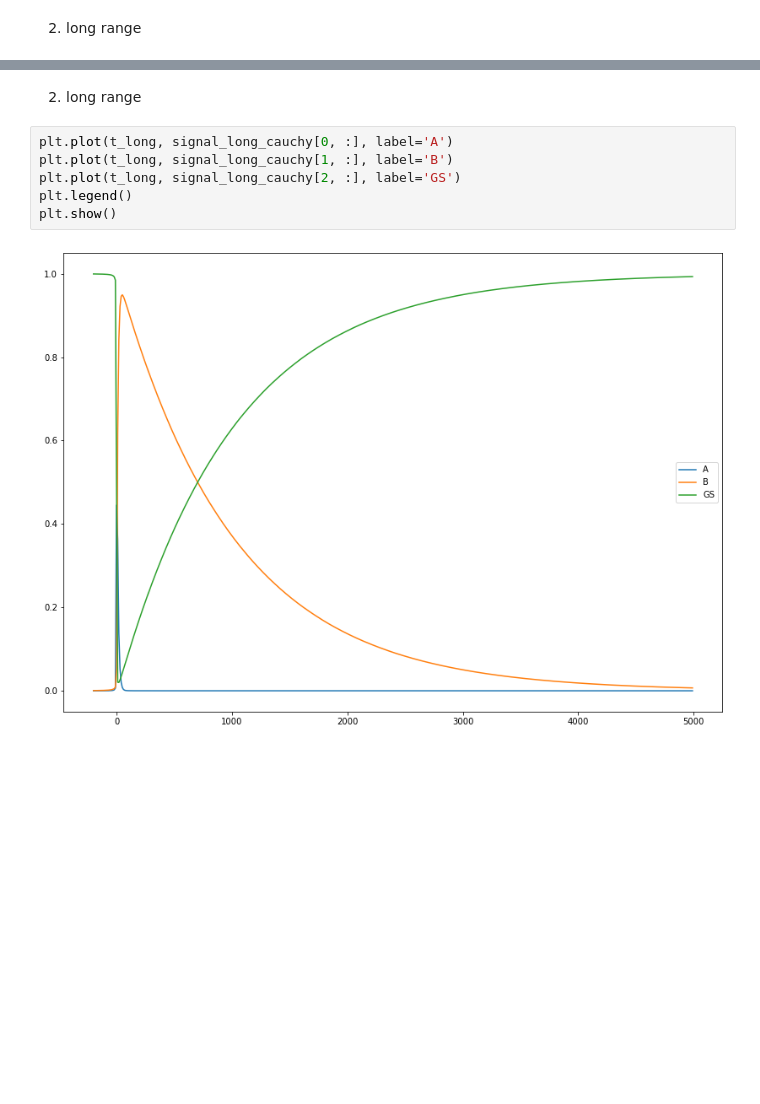
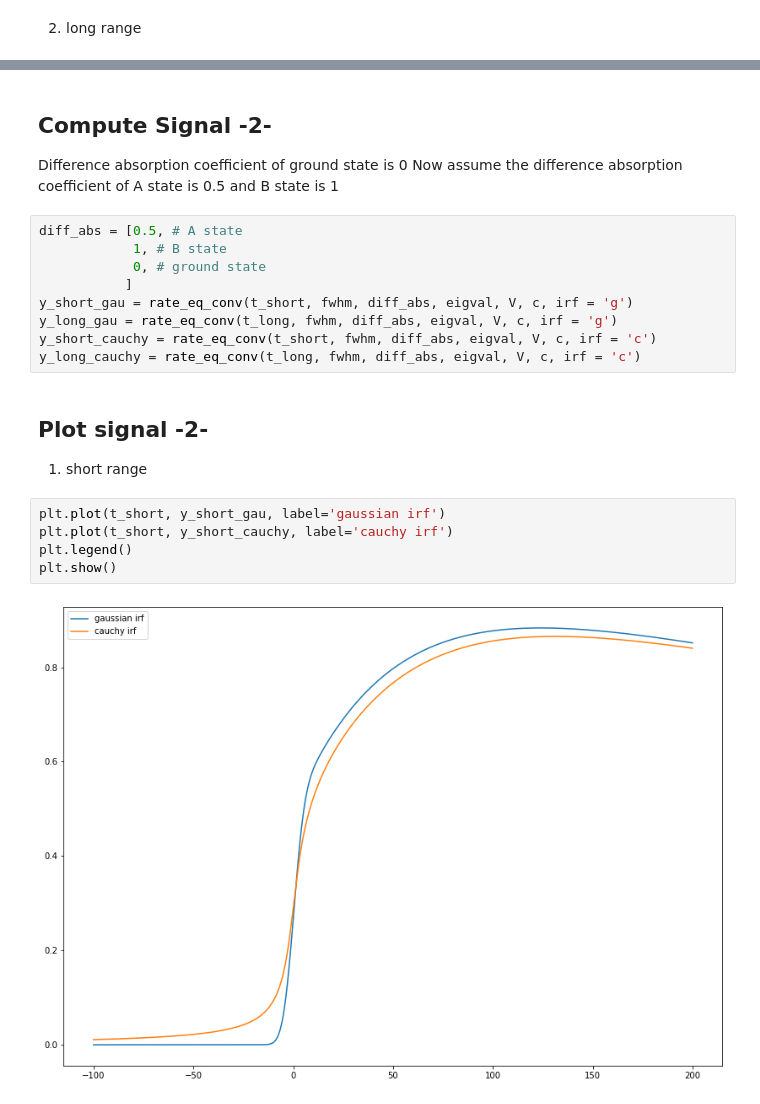
Before and after one commit to pistack/TRXASprefitpack-example, a Jupyter notebook: Rate_eq.ipynb, the cells around one changed output, grey strips where cells are left out. Cells and saved outputs as stored; diff of their text form; blank space fills up the shorter version.

```diff
--- a/Rate_eq.ipynb
+++ b/Rate_eq.ipynb
@@ -266,10 +217,23 @@ plt.show()
 # %% [markdown]
-2. long range
+## Compute Signal -2-
+Difference absorption coefficient of ground state is 0
+Now assume the difference absorption coefficient of A state is 0.5 and B state is 1
 # %%
-plt.plot(t_long, signal_long_cauchy[0, :], label='A')
-plt.plot(t_long, signal_long_cauchy[1, :], label='B')
-plt.plot(t_long, signal_long_cauchy[2, :], label='GS')
-plt.legend()
-plt.show()
+diff_abs = [0.5, # A state
+            1, # B state
+            0, # ground state
+           ]
+y_short_gau = rate_eq_conv(t_short, fwhm, diff_abs, eigval, V, c, irf = 'g')
+y_long_gau = rate_eq_conv(t_long, fwhm, diff_abs, eigval, V, c, irf = 'g')
+y_short_cauchy = rate_eq_conv(t_short, fwhm, diff_abs, eigval, V, c, irf = 'c')
+y_long_cauchy = rate_eq_conv(t_long, fwhm, diff_abs, eigval, V, c, irf = 'c')
-# %% [output]
-[figure, removed]
+# %% [markdown]
+## Plot signal -2-
+1. short range
+# %%
+plt.plot(t_short, y_short_gau, label='gaussian irf')
+plt.plot(t_short, y_short_cauchy, label='cauchy irf')
+plt.legend()
+plt.show()
+# %% [output]
+[figure, added]
```
Also changed, not shown: parts of 27 cells of this notebook, 3 other files.
